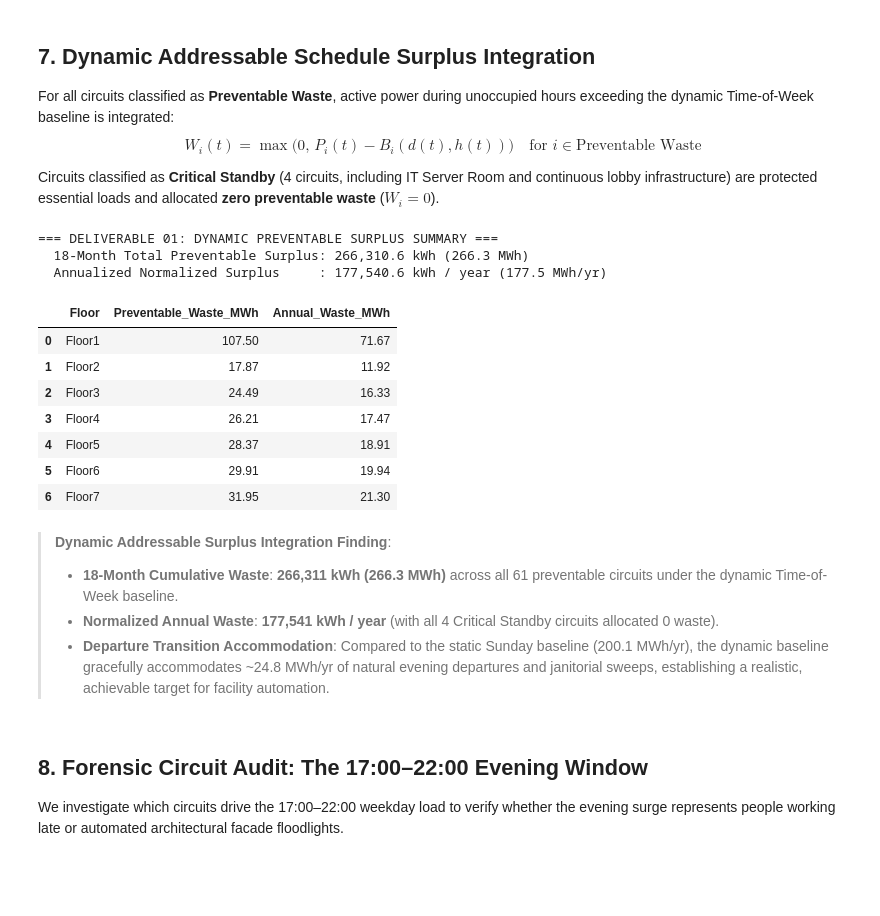
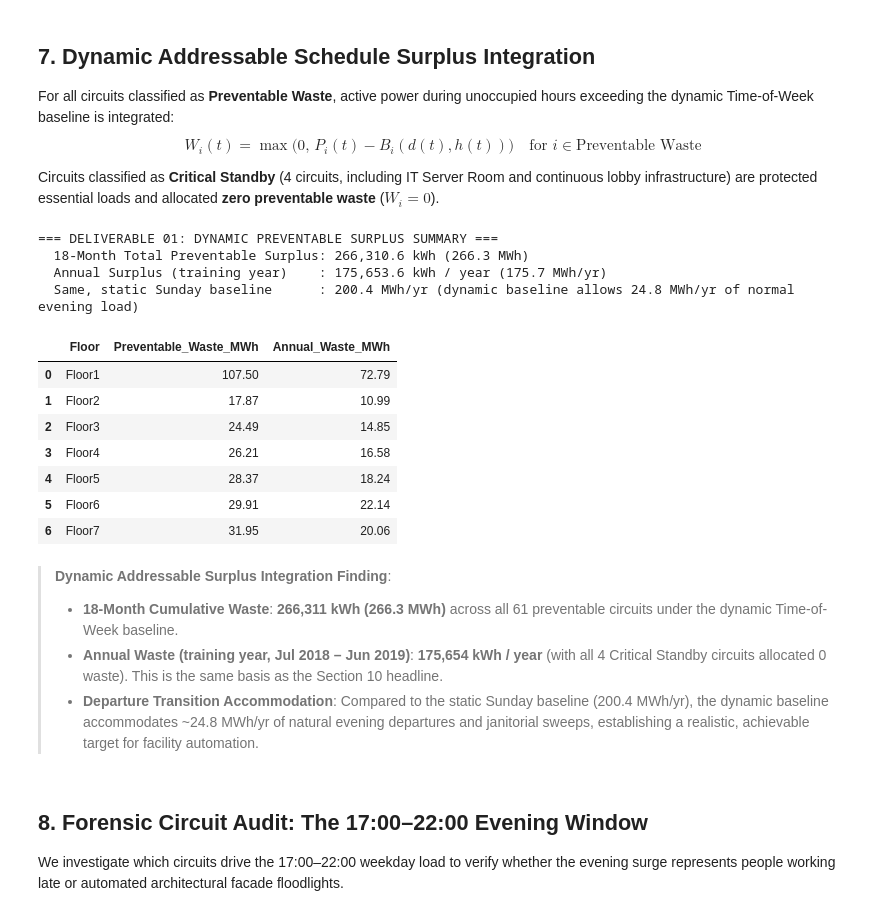
Before and after one commit to fcyap/IS4001-G1T4, a Jupyter notebook: notebooks/qn1e_eda_and_baseload_modeling.ipynb, the cells around one changed output. Drawn from its saved outputs; the diff is of its cells as text; code cells hidden in the pictures; blank space fills up the shorter version.

```diff
--- a/notebooks/qn1e_eda_and_baseload_modeling.ipynb
+++ b/notebooks/qn1e_eda_and_baseload_modeling.ipynb
@@ -75,6 +75,22 @@ for f in range(1, 8):
     f_path = os.path.join(data_dir, f"clean_merged_{floor_key}.csv")
     if os.path.exists(f_path):
         df = pd.read_csv(f_path, parse_dates=['Date'], index_col='Date')
+        # Rebuild calendar columns if this copy of the file lacks them (e.g. hourly exports of NB 1D).
+        # Same rules as qn1d_schedule_merge.ipynb.
+        if 'DayOfWeek' not in df.columns:
+            df['DayOfWeek'] = df.index.dayofweek
+        if 'Hour' not in df.columns:
+            df['Hour'] = df.index.hour
+        if 'Is_Holiday' not in df.columns:
+            df['Is_Holiday'] = pd.Series(df.index.date, index=df.index).isin(holiday_dates)
+        if 'Is_Occupied' not in df.columns:
+            df['Is_Occupied'] = (df['DayOfWeek'] < 5) & (~df['Is_Holiday']) & (df['Hour'] >= 8) & (df['Hour'] < 17)
+            df['Is_Unoccupied'] = ~df['Is_Occupied']
+        if 'Split' not in df.columns:
+            df['Split'] = np.where(df.index <= pd.Timestamp('2019-06-30 23:59:59'), 'Train', 'Test')
+        if df.index.to_series().diff().median() > pd.Timedelta(minutes=1):
+            print(f"[WARN] {floor_key}: file is not minute-level. Section 5-6 baselines will differ from the "
+                  f"minute-level run. Re-run qn1b -> qn1c -> qn1d to regenerate it.")
         floor_dfs[floor_key] = df
         n_light = len([c for c in df.columns if '_Light' in c])
         n_plug = len([c for c in df.columns if '_Plug' in c])
@@ -508,6 +843,8 @@ unocc_dow = unocc_master.index.dayofweek
 unocc_hr = unocc_master.index.hour
 
 circuit_excess_18m = {}
+train_unocc_mask = (unocc_master['Is_Train_Period'] == 1).to_numpy()   # training year Jul 2018 - Jun 2019
+floor_annual_totals = {f'Floor{i}': 0.0 for i in range(1, 8)}
 
 for col in all_circuit_cols:
     circuit_id = col
@@ -528,54 +865,64 @@ for col in all_circuit_cols:
         wasted_18m_kwh = float(excess_series.sum()) # hourly kW sum = kWh
 
     circuit_excess_18m[circuit_id] = excess_series
-    annual_kwh = wasted_18m_kwh * (12.0 / 18.0)
+    # Annual figure = actual surplus in the 12-month training year (same basis as the Section 10 headline)
+    annual_kwh = float(excess_series[train_unocc_mask].sum())
 
     circuit_waste_records.append({
         'Circuit_ID': circuit_id,
         'Floor': floor_name,
         'Zone_Col': zone_col,
         'Type': c_type,
         'Baseload_kW': round(ref_b, 2),
         'Dynamic_Baseload_Mean_kW': round(float(dynamic_base_matrix[col].mean()), 3),
         'Unocc_Mean_kW': round(float(unocc_master[col].mean()), 2),
         'Surplus_kWh_18M': round(wasted_18m_kwh, 1),
         'Annual_Surplus_kWh': round(annual_kwh, 1)
     })
 
     floor_waste_totals[floor_name] += wasted_18m_kwh
+    floor_annual_totals[floor_name] += annual_kwh
     type_waste_totals[c_type] += wasted_18m_kwh
 
 surplus_summary_df = pd.DataFrame(circuit_waste_records)
 total_18m_kwh = surplus_summary_df['Surplus_kWh_18M'].sum()
-annual_waste_12m_clean = surplus_summary_df['Annual_Surplus_kWh'].sum()
+annual_waste_12m_clean = sum(floor_annual_totals.values())
 
 floor_waste_df = pd.DataFrame([{
     'Floor': k,
     'Preventable_Waste_MWh': round(v / 1000.0, 2),
-    'Annual_Waste_MWh': round((v / 1000.0) * (12.0 / 18.0), 2)
+    'Annual_Waste_MWh': round(floor_annual_totals[k] / 1000.0, 2)
 } for k, v in floor_waste_totals.items()])
+
+# Comparison: the same surplus measured against the static Sunday 02:00-04:00 baseline (training year)
+_train_unocc = unocc_master[train_unocc_mask]
+static_annual_kwh = sum(float((_train_unocc[c] - circuit_baselines.get(c, 0.0)).clip(lower=0.0).sum())
+                        for c in all_circuit_cols if c not in critical_standby_circuits)
 
 print(f"=== DELIVERABLE 01: DYNAMIC PREVENTABLE SURPLUS SUMMARY ===")
 print(f"  18-Month Total Preventable Surplus: {total_18m_kwh:,.1f} kWh ({total_18m_kwh/1000:,.1f} MWh)")
-print(f"  Annualized Normalized Surplus     : {annual_waste_12m_clean:,.1f} kWh / year ({annual_waste_12m_clean/1000:,.1f} MWh/yr)")
+print(f"  Annual Surplus (training year)    : {annual_waste_12m_clean:,.1f} kWh / year ({annual_waste_12m_clean/1000:,.1f} MWh/yr)")
+print(f"  Same, static Sunday baseline      : {static_annual_kwh/1000:,.1f} MWh/yr "
+      f"(dynamic baseline allows {(static_annual_kwh - annual_waste_12m_clean)/1000:,.1f} MWh/yr of normal evening load)")
 display(floor_waste_df)
 # %% [output]
 === DELIVERABLE 01: DYNAMIC PREVENTABLE SURPLUS SUMMARY ===
   18-Month Total Preventable Surplus: 266,310.6 kWh (266.3 MWh)
-  Annualized Normalized Surplus     : 177,540.6 kWh / year (177.5 MWh/yr)
+  Annual Surplus (training year)    : 175,653.6 kWh / year (175.7 MWh/yr)
+  Same, static Sunday baseline      : 200.4 MWh/yr (dynamic baseline allows 24.8 MWh/yr of normal evening load)
 |  | Floor | Preventable_Waste_MWh | Annual_Waste_MWh |
-| 0 | Floor1 | 107.50 | 71.67 |
-| 1 | Floor2 | 17.87 | 11.92 |
-| 2 | Floor3 | 24.49 | 16.33 |
-| 3 | Floor4 | 26.21 | 17.47 |
-| 4 | Floor5 | 28.37 | 18.91 |
-| 5 | Floor6 | 29.91 | 19.94 |
-| 6 | Floor7 | 31.95 | 21.30 |
+| 0 | Floor1 | 107.50 | 72.79 |
+| 1 | Floor2 | 17.87 | 10.99 |
+| 2 | Floor3 | 24.49 | 14.85 |
+| 3 | Floor4 | 26.21 | 16.58 |
+| 4 | Floor5 | 28.37 | 18.24 |
+| 5 | Floor6 | 29.91 | 22.14 |
+| 6 | Floor7 | 31.95 | 20.06 |
 # %% [markdown]
 > **Dynamic Addressable Surplus Integration Finding**:
 > * **18-Month Cumulative Waste**: **266,311 kWh (266.3 MWh)** across all 61 preventable circuits under the dynamic Time-of-Week baseline.
-> * **Normalized Annual Waste**: **177,541 kWh / year** (with all 4 Critical Standby circuits allocated 0 waste).
-> * **Departure Transition Accommodation**: Compared to the static Sunday baseline (200.1 MWh/yr), the dynamic baseline gracefully accommodates ~24.8 MWh/yr of natural evening departures and janitorial sweeps, establishing a realistic, achievable target for facility automation.
+> * **Annual Waste (training year, Jul 2018 – Jun 2019)**: **175,654 kWh / year** (with all 4 Critical Standby circuits allocated 0 waste). This is the same basis as the Section 10 headline.
+> * **Departure Transition Accommodation**: Compared to the static Sunday baseline (200.4 MWh/yr), the dynamic baseline accommodates ~24.8 MWh/yr of natural evening departures and janitorial sweeps, establishing a realistic, achievable target for facility automation.
 # %% [markdown]
 ## 8. Forensic Circuit Audit: The 17:00–22:00 Evening Window
 We investigate which circuits drive the 17:00–22:00 weekday load to verify whether the evening surge represents people working late or automated architectural facade floodlights.
```
Also changed, not shown: parts of 15 cells of this notebook, 18 other files.
